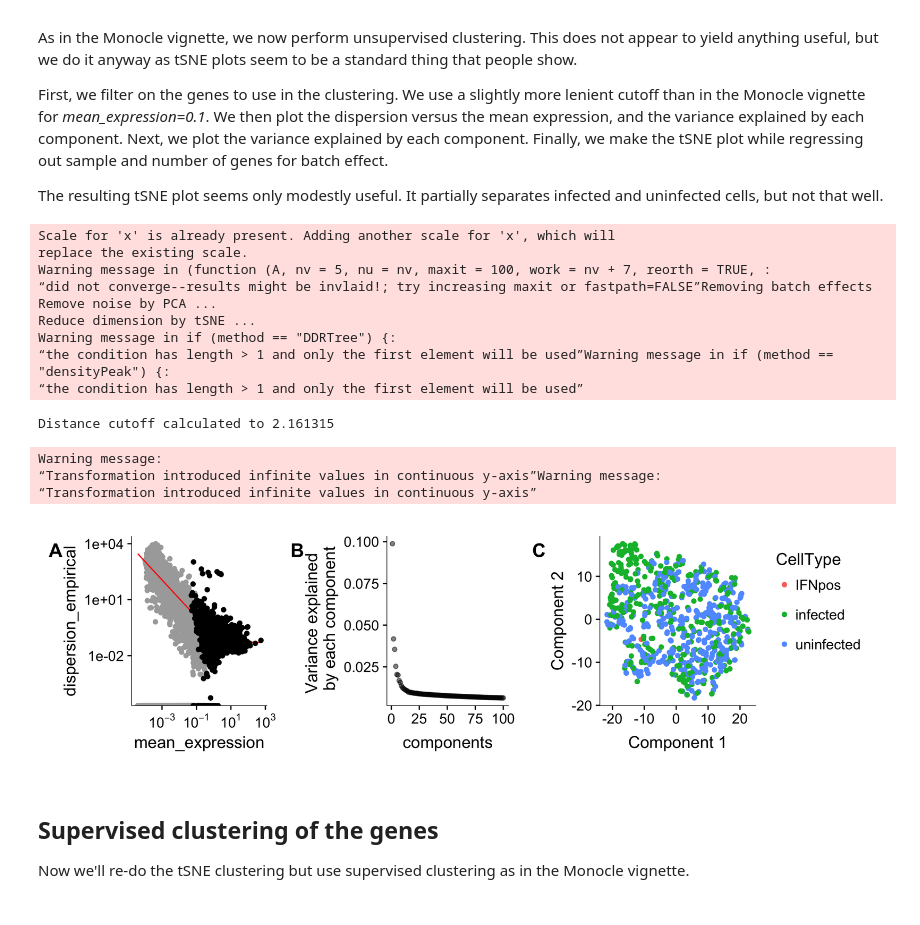
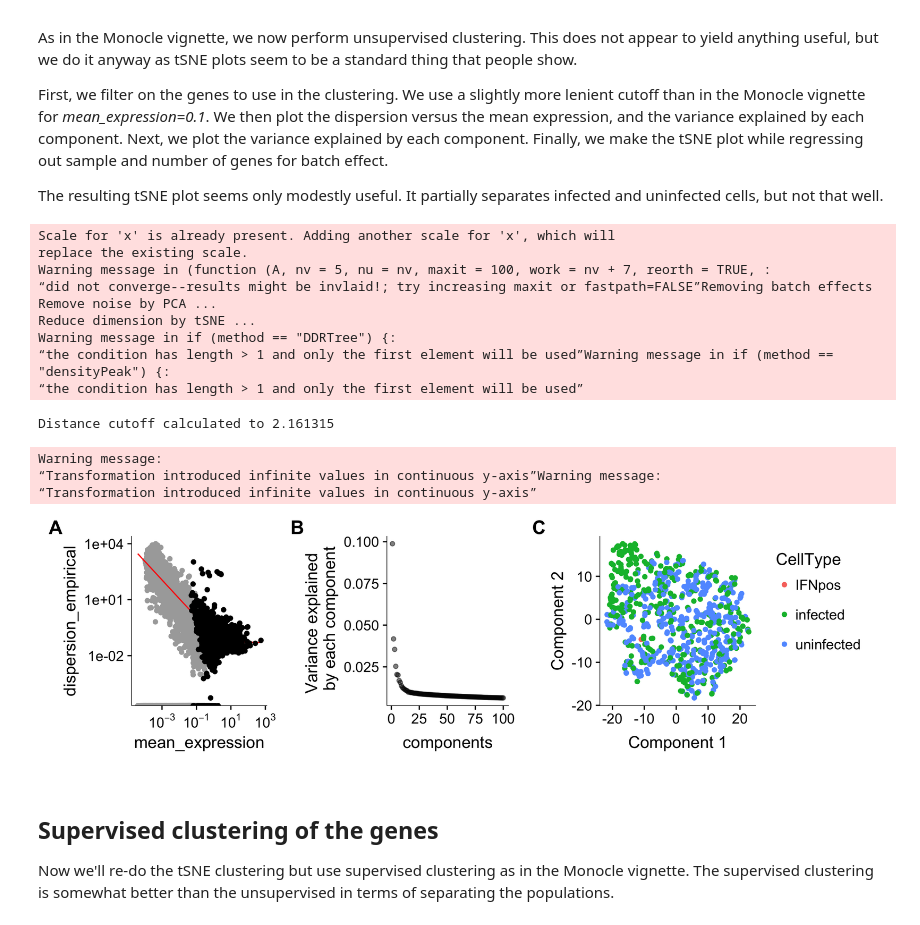
Before and after one commit to jbloomlab/flu_single_cell, a Jupyter notebook: monocle_analysis.ipynb, the cells around one changed output. Saved outputs shown, nothing was run; the diff lists cells and outputs as text; code cells hidden in the pictures.

```diff
--- a/monocle_analysis.ipynb
+++ b/monocle_analysis.ipynb
@@ -619,38 +603,40 @@ It partially separates infected and uninfected cells, but not that well.
 # %%
 disp_table <- dispersionTable(cells)
 unsup_clustering_genes <- subset(disp_table, mean_expression > 0.05)
 cells <- setOrderingFilter(cells, unsup_clustering_genes$gene_id)
 
-p.disp.vs.expr <- plot_ordering_genes(cells) + scale_x_log10(labels=fancy_scientific)
+p.unsup.disp.vs.expr <- plot_ordering_genes(cells) + scale_x_log10(labels=fancy_scientific)
 
-p.pc.variance <- plot_pc_variance_explained(cells, return_all=FALSE)
+p.unsup.pc.variance <- plot_pc_variance_explained(cells, return_all=FALSE)
 
 cells <- reduceDimension(cells, max_components=2, num_dim=6,
   reduction_method='tSNE', verbose=TRUE,
   residualModelFormulaStr="~Sample + num_genes_expressed")
 cells <- clusterCells(cells, num_clusters=2)
-p.tsne <- plot_cell_clusters(cells, color="CellType") +
+p.unsup.tsne <- plot_cell_clusters(cells, color="CellType") +
   guides(color=guide_legend(nrow=4)) + theme(legend.position="right")
 
-p.unsup.tsne <- plot_grid(p.disp.vs.expr, p.pc.variance, p.tsne, nrow=1,
-  labels="AUTO", label_size=16, align='h', scale=0.93, rel_widths=c(1, 1, 1.5))
+p.unsup.tsne.merge <- plot_grid(p.unsup.disp.vs.expr, p.unsup.pc.variance, p.unsup.tsne,
+  nrow=1, labels="AUTO", vjust=-0.2, label_size=16, align='h', scale=0.93,
+  rel_widths=c(1, 1, 1.5))
 
-saveShowPlot(p.unsup.tsne, width=10, height=3)
+saveShowPlot(p.unsup.tsne.merge, width=10, height=3)
 # %% [output]
 Scale for 'x' is already present. Adding another scale for 'x', which will
 replace the existing scale.
 Warning message in (function (A, nv = 5, nu = nv, maxit = 100, work = nv + 7, reorth = TRUE, :
 “did not converge--results might be invlaid!; try increasing maxit or fastpath=FALSE”Removing batch effects
 Remove noise by PCA ...
 Reduce dimension by tSNE ...
 Warning message in if (method == "DDRTree") {:
 “the condition has length > 1 and only the first element will be used”Warning message in if (method == "densityPeak") {:
 “the condition has length > 1 and only the first element will be used”
 Distance cutoff calculated to 2.161315
 Warning message:
 “Transformation introduced infinite values in continuous y-axis”Warning message:
 “Transformation introduced infinite values in continuous y-axis”
-[figure, old version]
+[figure, new version]
 # %% [markdown]
 ## Supervised clustering of the genes
 Now we'll re-do the tSNE clustering but use supervised clustering as in the Monocle vignette.
+The supervised clustering is somewhat better than the unsupervised in terms of separating the populations.
```
Also changed, not shown: parts of 8 cells of this notebook.
